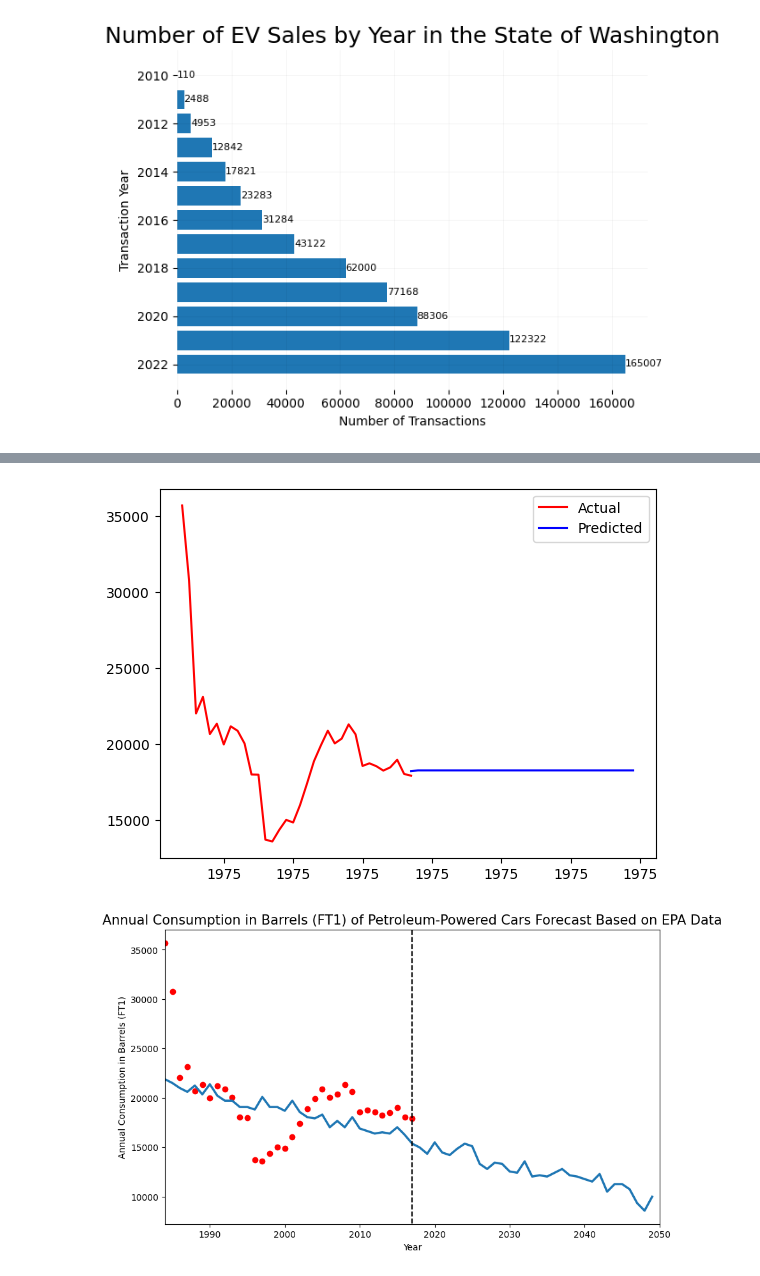
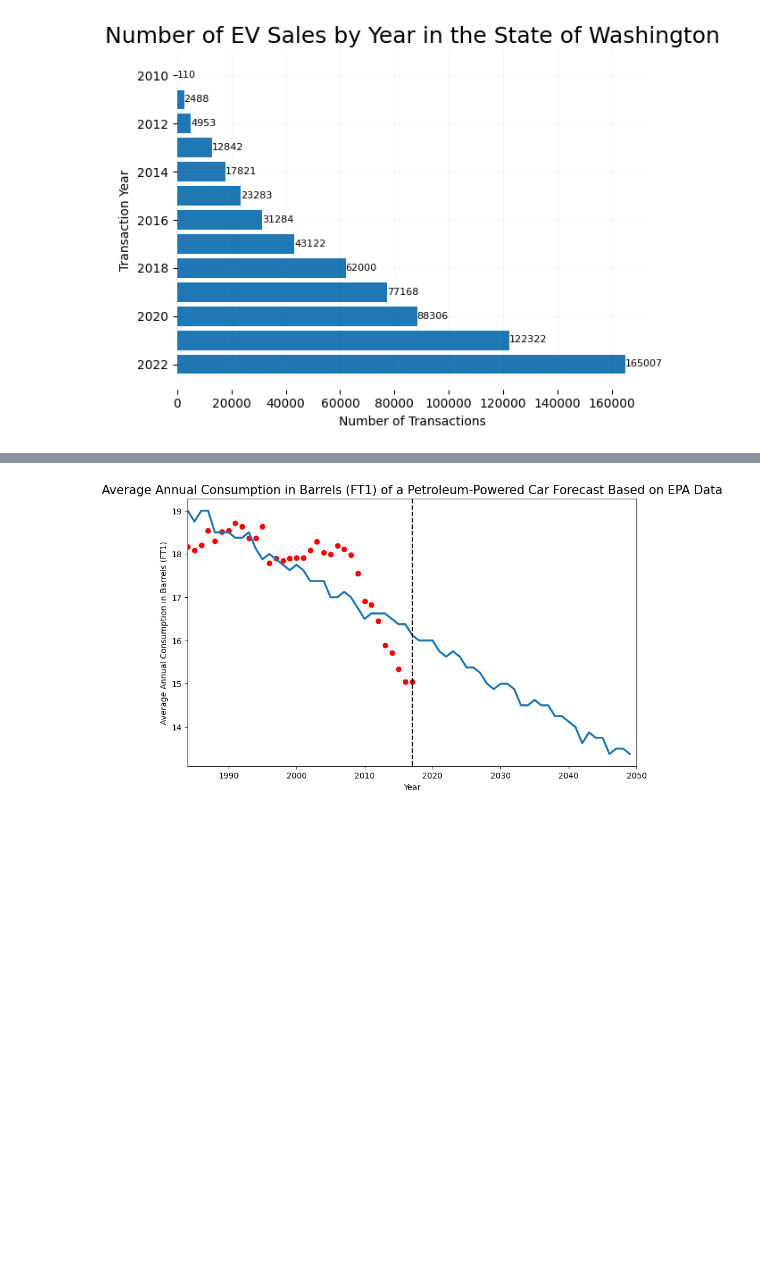
Before and after one commit to ShauryaVM/FBLA-23-24, a Jupyter notebook: GraphsCode.ipynb, the cells around one changed output, grey strips where cells are left out. Cells and saved outputs as stored; diff of their text form; code cells hidden in the pictures; blank space fills up the shorter version.

```diff
--- a/GraphsCode.ipynb
+++ b/GraphsCode.ipynb
@@ -18,6 +22,13 @@ import seaborn as sns
 #Function to get specific columns of data from the data frame
 def get_certain_columns(df, columns):
     return df[columns]
+
+#Function to get the best alpha value for the Ridge Regression
+def best_alpha(x, y):
+    alphas = np.arange(0.001, 0.05, 0.001)
+    modelCV = RidgeCV(alphas = alphas, store_cv_values=True)
+    modelCV.fit(x, y)
+    return modelCV.alpha_
 # %%
 #Reading EPA Automotive Trends Report Database
 data_EPA = pd.read_csv('United States Environmental Protection Agency – Automotive Trends Report.csv')
@@ -97,8 +183,10 @@ plt.show()
 from enum import auto
 from tracemalloc import start
 
+#Reading EPA Fuel Economy Estimates Database
+data_EPA1 = pd.read_csv('United States Environmental Protection Agency – Vehicle Fuel Economy Estimates.csv')
 
-data_EPA1 = pd.read_csv('United States Environmental Protection Agency - Vehicle Fuel Economy Estimates.csv')
+#Function which only allows Gas vehicle names to return True
 def gas_only(name):
     if('Electricity' in name):
         return False
@@ -106,71 +194,45 @@ def gas_only(name):
         return False
     return True
 
+#Getting only Year and Annual Consumption in Barrels columns of Gas vehicles
 gas = pd.DataFrame(data_EPA1.loc[data_EPA1['Fuel Type'].apply(gas_only)].values.tolist())
 gas.columns = data_EPA1.columns
 gas = gas.loc[gas['Annual Consumption in Barrels (FT1)'] != '0']
 gas = get_certain_columns(gas, ['Year', 'Annual Consumption in Barrels (FT1)'])
+
+#Creating database of yearly averages in Annual Consumption in Barrels(FT1)
 unique_values = {}
 unique_years = gas['Year'].unique().tolist()
 unique_years.sort()
 for i in unique_years:
-    unique_values[i] = gas.groupby('Year').get_group(i)['Annual Consumption in Barrels (FT1)'].sum()
+    n = gas.groupby('Year').get_group(i)['Annual Consumption in Barrels (FT1)'].count()
+    unique_values[i] = gas.groupby('Year').get_group(i)['Annual Consumption in Barrels (FT1)'].sum()/n
 df_dict = {'Year' : unique_values.keys(), 'Annual Consumption in Barrels (FT1)' : unique_values.values()}
 gas = pd.DataFrame(df_dict)
 gas.set_index('Year', inplace=True)
-train = gas
-test = gas
+yearsarray = np.array([int(i) for i in gas.index])
 
-model = auto_arima(train['Annual Consumption in Barrels (FT1)'], start_p=1, start_q=1,max_p=5, max_q=5,d=1,max_d=2,seasonal=False, trace=True,error_action='ignore',  suppress_warnings=True, stepwise=True)
-future_x = []
-for i in range(2017,2050):
-    future_x.append(i)
-pred = model.predict(n_periods=len(future_x))
-#rmse = np.sqrt(mean_squared_error(test['Annual Consumption in Barrels (FT1)'], pred))
-#print(f'RMSE: {rmse}')
-
-plt.plot(test.index, test['Annual Consumption in Barrels (FT1)'], color='red', label='Actual')
-plt.plot(future_x, pred, color='blue', label='Predicted')
-plt.gca().xaxis.set_major_formatter(mdates.DateFormatter('%Y'))
-plt.legend()
-plt.show()
-"""
-X = gas.index.values.reshape(-1,1)
-Y = gas['Annual Consumption in Barrels (FT1)']
-future_x = []
-for i in range(1984,2050):
-    future_x.append(i)
-future_x = np.array(future_x).reshape(-1,1)
-X_train, X_test, Y_train, Y_test = sklearn.model_selection.train_test_split(X, Y, test_size=0.2, random_state=50)
-model = sklearn.ensemble.RandomForestRegressor()
-model.fit(X_train, Y_train)
-pred=model.predict(X_test)
-rmse = mean_squared_error(Y_test, pred, squared = False)
-print(f'RMSE: {rmse}')
-forecasts = model.predict(future_x)
-plt.plot(X, gas['Annual Consumption in Barrels (FT1)'], color='red', label='Actual')
-plt.plot(future_x, forecasts, color='blue', label='Forecast')
-plt.show()
-"""
-
-yearsarray = np.array([int(i) for i in gas.index])
+#Creating Ridge Regression model to forecast Annual Consumption in Barrel(FT1)
 x = yearsarray
 y_in = gas
 x_pred = []
 for i in range(1984,2050):
     x_pred.append(i)
 poly_features = x.reshape(-1,1)
-poly_reg_model = KernelRidge(alpha = 0.05, kernel = "polynomial", degree = 2)
+poly_reg_model = KernelRidge(alpha = best_alpha(poly_features, y_in), kernel = "polynomial", degree = 2)
 poly_reg_model.fit(poly_features, y_in)
 y_predicted = poly_reg_model.predict(poly_features)
 x_new = np.array(x_pred).reshape(-1,1)
 pred_new = poly_reg_model.predict(x_new)
+
+#Plotting regression line and actual data points
 plt.figure(figsize=(10,6))
-plt.title('Annual Consumption in Barrels (FT1) of Petroleum-Powered Cars Forecast Based on EPA Data', size=15)
+plt.title('Average Annual Consumption in Barrels (FT1) of a Petroleum-Powered Car Forecast Based on EPA Data',
+        size=15)
 plt.plot(x_new, pred_new, linewidth = 2.5)
 plt.scatter(x, y_in, color = 'red')
 plt.xlabel('Year')
-plt.ylabel('Annual Consumption in Barrels (FT1)')
+plt.ylabel('Average Annual Consumption in Barrels (FT1)')
 plt.axvline(x=2017, ymin=-2.5, ymax = 9, color = 'black', linestyle = '--')
 plt.xlim([1984,2050])
 plt.ylim([0,1000])
@@ -199,2 +242 @@ Total fit time: 2.392 seconds
-[figure, old version]
+[figure, new version]
-[figure, removed]
```
Also changed, not shown: parts of 5 cells of this notebook.
